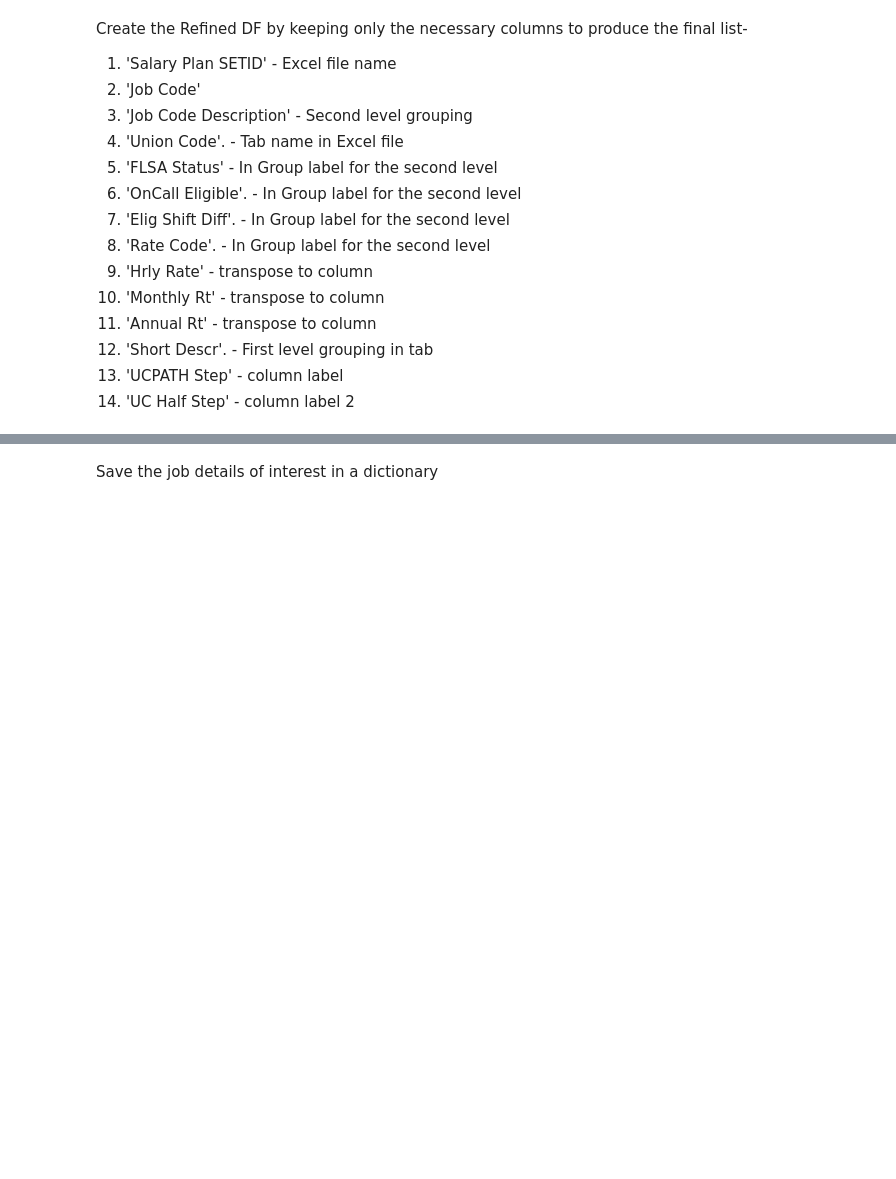
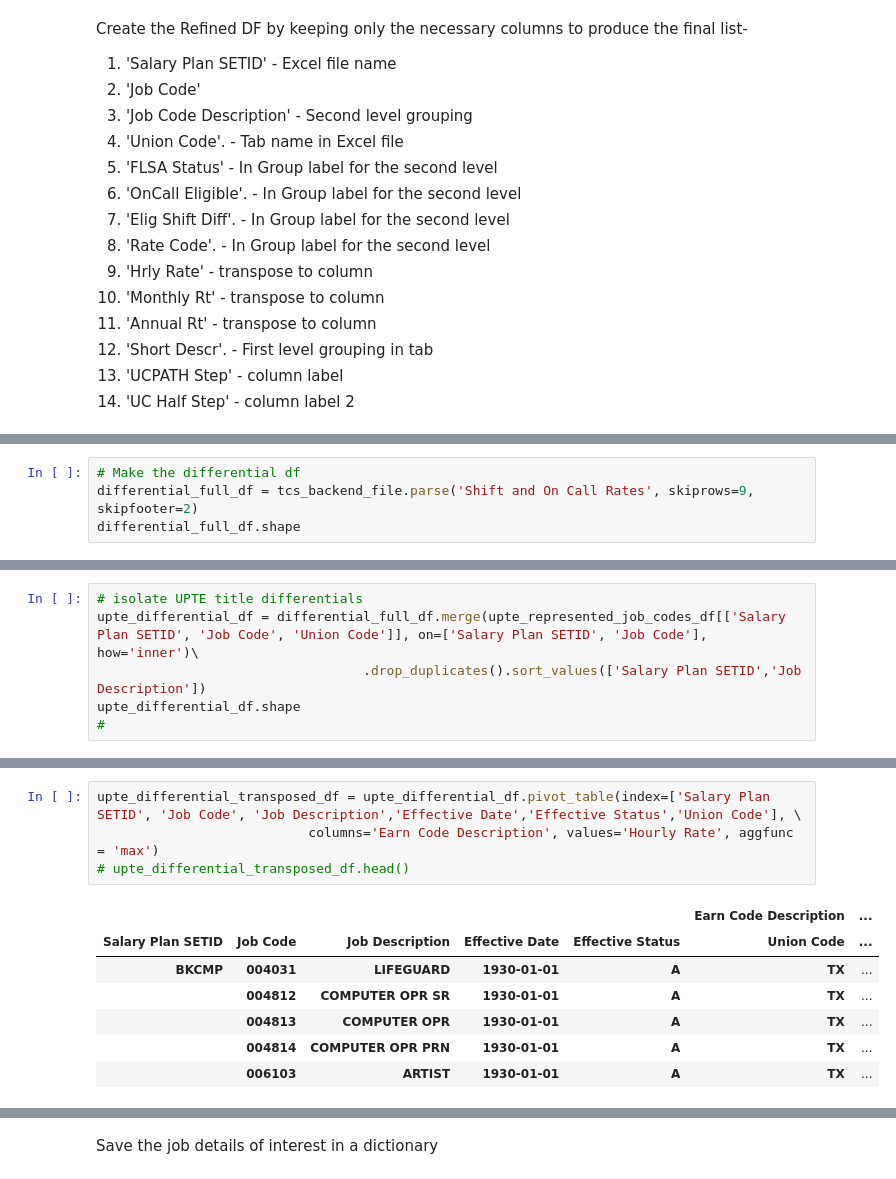
Before and after one commit to tougheye/Data_processing, a Jupyter notebook: UPTE_Payscale_TCS.ipynb, the cells around one changed output, grey strips where cells are left out. Drawn from its saved outputs; the diff is of its cells as text; blank space fills up the shorter version.

Commit message:
Brought in the differentials

```diff
--- a/UPTE_Payscale_TCS.ipynb
+++ b/UPTE_Payscale_TCS.ipynb
@@ -196,0 +233,4 @@ business_unit_list = upte_represented_job_codes_df['Salary Plan SETID'].unique()
+# %%
+# Make the differential df
+differential_full_df = tcs_backend_file.parse('Shift and On Call Rates', skiprows=9, skipfooter=2)
+differential_full_df.shape
@@ -196,0 +239,6 @@ business_unit_list = upte_represented_job_codes_df['Salary Plan SETID'].unique()
+# %%
+# isolate UPTE title differentials
+upte_differential_df = differential_full_df.merge(upte_represented_job_codes_df[['Salary Plan SETID', 'Job Code', 'Union Code']], on=['Salary Plan SETID', 'Job Code'], how='inner')\
+                                  .drop_duplicates().sort_values(['Salary Plan SETID','Job Description'])
+upte_differential_df.shape
+#
@@ -196,0 +253,12 @@ business_unit_list = upte_represented_job_codes_df['Salary Plan SETID'].unique()
+# %%
+upte_differential_transposed_df = upte_differential_df.pivot_table(index=['Salary Plan SETID', 'Job Code', 'Job Description','Effective Date','Effective Status','Union Code'], \
+                           columns='Earn Code Description', values='Hourly Rate', aggfunc = 'max')
+# upte_differential_transposed_df.head()
+# %% [output]
+|  |  |  |  |  | Earn Code Description | ... |
+| Salary Plan SETID | Job Code | Job Description | Effective Date | Effective Status | Union Code | ... |
+| BKCMP | 004031 | LIFEGUARD | 1930-01-01 | A | TX | ... |
+|  | 004812 | COMPUTER OPR SR | 1930-01-01 | A | TX | ... |
+|  | 004813 | COMPUTER OPR | 1930-01-01 | A | TX | ... |
+|  | 004814 | COMPUTER OPR PRN | 1930-01-01 | A | TX | ... |
+|  | 006103 | ARTIST | 1930-01-01 | A | TX | ... |
```
Also changed, not shown: parts of 11 cells of this notebook.
